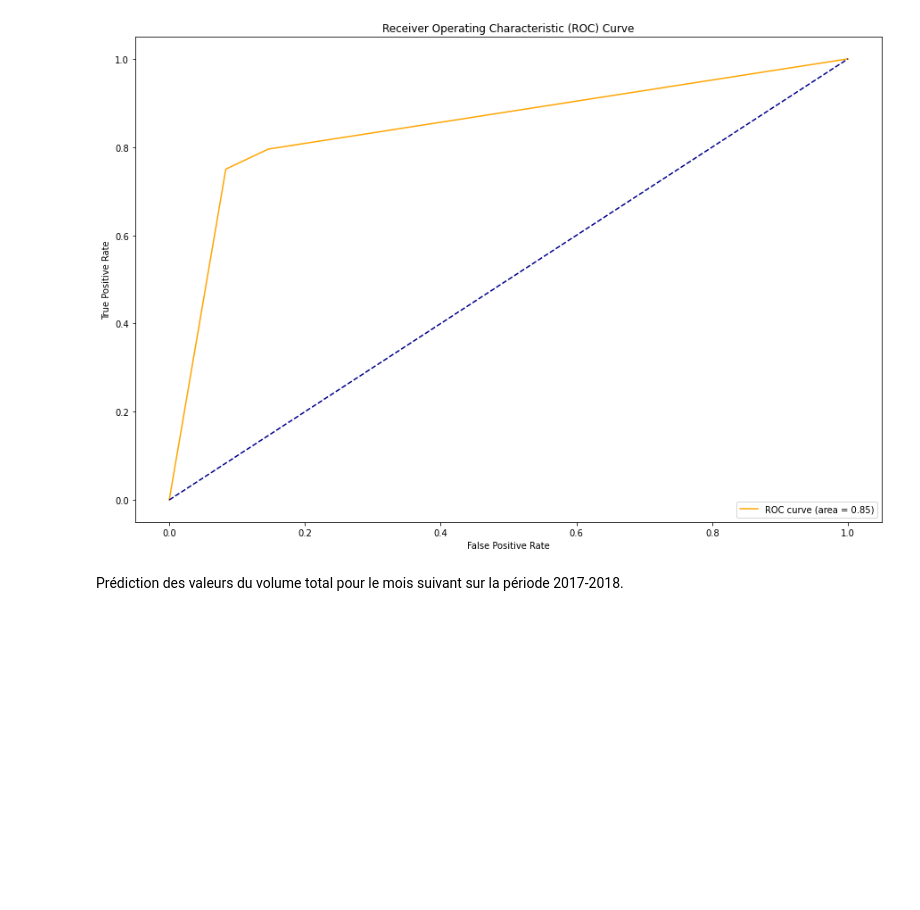
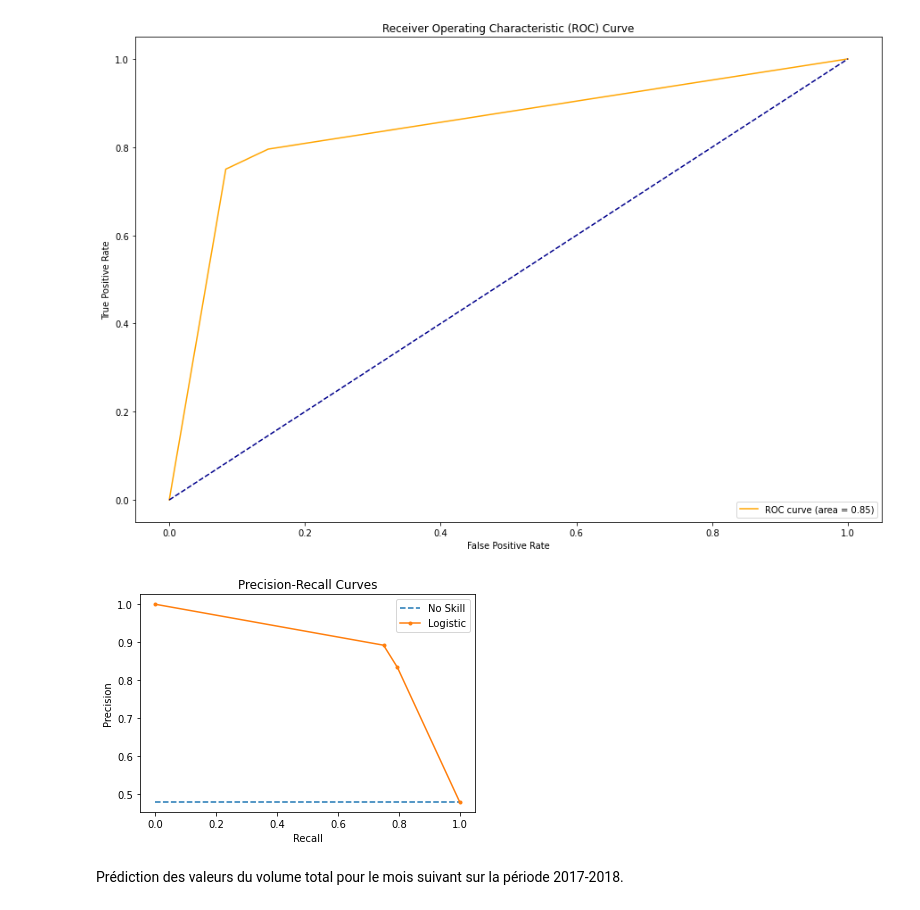
Before and after one commit to Lawisss/Top-30-Investment-Banks-Analysis, a Jupyter notebook: Top_30_Investment_Banks_Analysis.ipynb, the cells around one changed output. Drawn from its saved outputs; the diff is of its cells as text; code cells hidden in the pictures; blank space fills up the shorter version.

```diff
--- a/Top_30_Investment_Banks_Analysis.ipynb
+++ b/Top_30_Investment_Banks_Analysis.ipynb
@@ -323,6 +333,8 @@ X_test = X.loc[X.index >= '2017-01']
 y_train = y[y.index < '2017-01']
 y_test = y[y.index >= '2017-01']
 # %%
+# XGBClassifier + CV
+
 import xgboost as xgb
 from sklearn.model_selection import GridSearchCV
 
@@ -334,7 +346,7 @@ lgbc = GridSearchCV(xgb.XGBClassifier(objective='binary:logistic',
                     cv = 5,
                     n_jobs = 1)
 
-lgbc.fit(X_train, y_train, eval_metric=["error", "logloss"], eval_set=[(X_train, y_train), (X_test, y_test)], early_stopping_rounds=5, verbose=0)
+lgbc.fit(X_train, y_train, eval_metric=["logloss"], eval_set=[(X_train, y_train), (X_test, y_test)], early_stopping_rounds=5, verbose=0)
 
 print(lgbc.best_params_)
 
@@ -466,6 +478,23 @@ fper, tper, thresholds = roc_curve(y_train, probs)
 plot_roc_curve(fper, tper)
 # %% [output]
 [figure]
+# %%
+# Evalution n°3 de la qualité du classificateur
+
+from sklearn.metrics import precision_recall_curve
+
+precision, recall, _ = precision_recall_curve(y_train, probs)
+
+no_skill = len(y_train[y_train==1]) / len(y_train)
+plt.plot([0, 1], [no_skill, no_skill], linestyle='--', label='No Skill')
+plt.plot(recall, precision, marker='.', label='Logistic')
+plt.xlabel('Recall')
+plt.ylabel('Precision')
+plt.title('Precision-Recall Curves')
+plt.legend()
+plt.show()
+# %% [output]
+[figure, added]
 # %% [markdown]
 Prédiction des valeurs du volume total pour le mois suivant sur la période 2017-2018.
 # %% [markdown]
```
Also changed, not shown: parts of 20 cells of this notebook.
